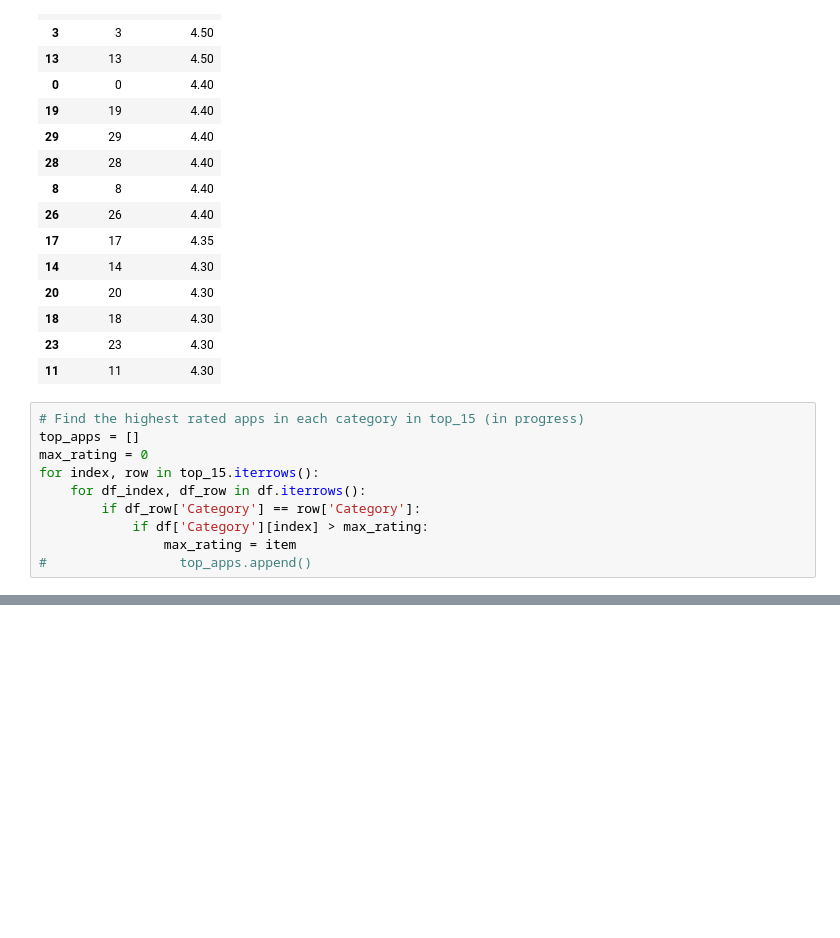
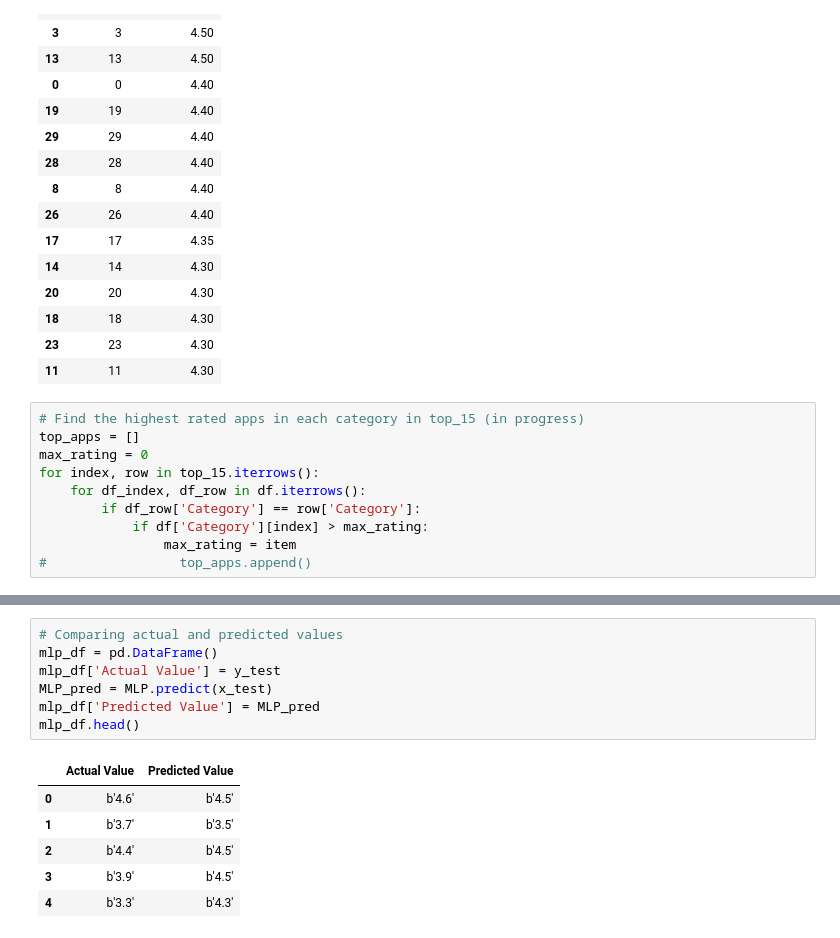
Before and after one commit to IceJinx33/playstore-apps-kernel, a Jupyter notebook: final-project/final_project_models.ipynb, the cells around one changed output, grey strips where cells are left out. Saved outputs shown, nothing was run; the diff lists cells and outputs as text; blank space fills up the shorter version.

```diff
--- a/final-project/final_project_models.ipynb
+++ b/final-project/final_project_models.ipynb
@@ -513,0 +523,14 @@ plt.show()
+# %%
+# Comparing actual and predicted values
+mlp_df = pd.DataFrame()
+mlp_df['Actual Value'] = y_test
+MLP_pred = MLP.predict(x_test)
+mlp_df['Predicted Value'] = MLP_pred
+mlp_df.head()
+# %% [output]
+|  | Actual Value | Predicted Value |
+| 0 | b'4.6' | b'4.5' |
+| 1 | b'3.7' | b'3.5' |
+| 2 | b'4.4' | b'4.5' |
+| 3 | b'3.9' | b'4.5' |
+| 4 | b'3.3' | b'4.3' |
```
Also changed, not shown: parts of 14 cells of this notebook.
